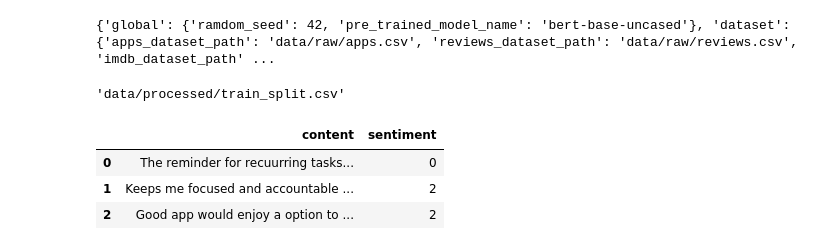
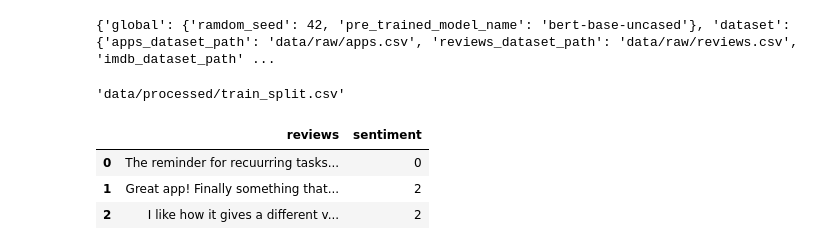
Before and after one commit to martin-fabbri/hf-sentiment-analysis, a Jupyter notebook: notebooks/data_loader.ipynb, the cells around one changed output. Saved outputs shown, nothing was run; the diff lists cells and outputs as text; code cells hidden in the pictures.

```diff
--- a/notebooks/data_loader.ipynb
+++ b/notebooks/data_loader.ipynb
@@ -35,12 +49,13 @@ params["split"]["train_split_path"]
 'data/processed/train_split.csv'
 # %%
 df_train = pd.read_csv(f'../{params["split"]["train_split_path"]}')
+df_test = pd.read_csv(f'../{params["split"]["test_split_path"]}')
 df_train.head(3)
 # %% [output]
-|  | content | sentiment |
+|  | reviews | sentiment |
 | 0 | The reminder for recuurring tasks... | 0 |
-| 1 | Keeps me focused and accountable ... | 2 |
-| 2 | Good app would enjoy a option to ... | 2 |
+| 1 | Great app! Finally something that... | 2 |
+| 2 | I like how it gives a different v... | 2 |
 # %%
 df_train.shape
 # %% [output]
```
Also changed, not shown: parts of 19 cells of this notebook, 11 other files.
